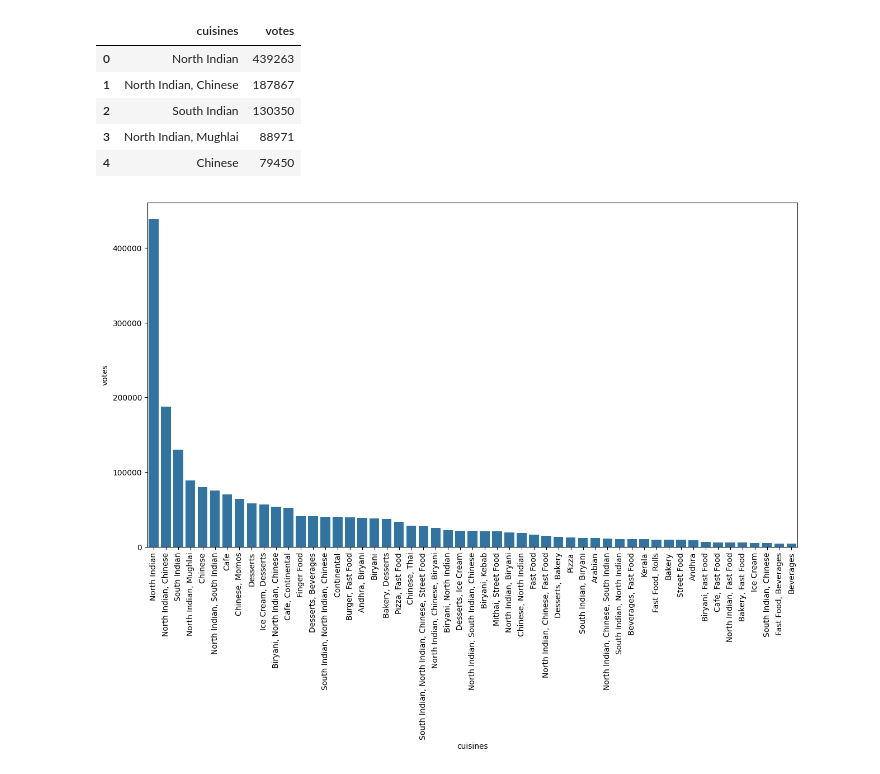
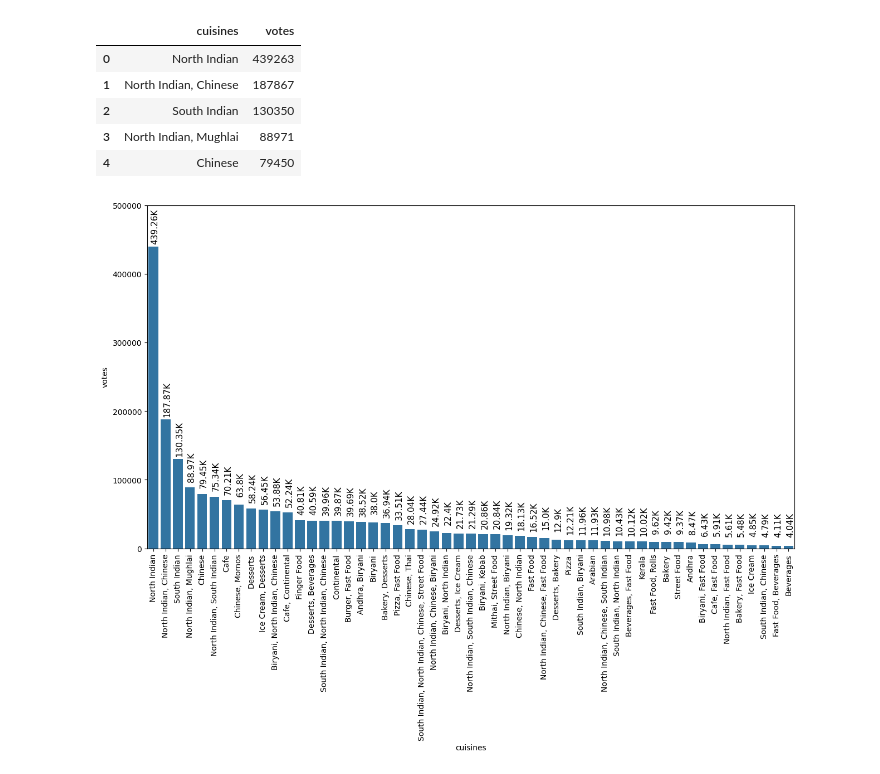
Before and after one commit to shaadclt/Zomato-Dataset-Analysis, a Jupyter notebook: Zomato Dataset Analysis.ipynb, the cells around one changed output. Saved outputs shown, nothing was run; the diff lists cells and outputs as text; code cells hidden in the pictures.

```diff
--- a/Zomato Dataset Analysis.ipynb
+++ b/Zomato Dataset Analysis.ipynb
@@ -405,8 +405,14 @@ Name: count, dtype: int64
 # %% [markdown]
 ## Count Plot of Various Locations
 # %%
+loc_vc = data['location'].value_counts()
+
 plt.figure(figsize=(16,10))
-ax = sns.countplot(data['location'])
+ax = sns.countplot(data['location'], order=loc_vc.index)
+x_offset = 5
+# Annotation
+for i, t in enumerate(loc_vc.values):
+    plt.text(x= t + x_offset, y = i, s = t, fontsize=11, color='black', va='center', weight='bold')
 plt.xticks(rotation=90)
 plt.show()
 # %% [output]
@@ -640,6 +716,21 @@ data5.head()
 # %%
 plt.figure(figsize=(15,8))
 sns.barplot(x=data5.location, y=data5.votes)
+
+y_offset = 110000
+# Annotation
+for i, t in enumerate(data5.votes):
+    plt.text(
+        x= i - 0.2,
+        y = t + y_offset,
+        s = str(round(t/1000000,2))+"M",
+        fontsize=11,
+        color='black',
+        va='center',
+        rotation='vertical'
+    )
+
+plt.ylim(0,2250000)
 plt.xticks(rotation=90)
 plt.show()
 # %% [output]
@@ -675,7 +766,22 @@ data7.head()
 # %%
 plt.figure(figsize=(15,8))
 sns.barplot(x=data7.cuisines,y=data7.votes)
+
+y_offset = 30000
+# Annotation
+for i, t in enumerate(data7.votes):
+    plt.text(
+        x= i - 0.2,
+        y = t + y_offset,
+        s = str(round(t/1000,2))+"K",
+        fontsize=11,
+        color='black',
+        va='center',
+        rotation='vertical'
+    )
+
+plt.ylim(0,500000)
 plt.xticks(rotation=90)
 plt.show()
 # %% [output]
-[figure, old version]
+[figure, new version]
```
Also changed, not shown: parts of 10 cells of this notebook.
